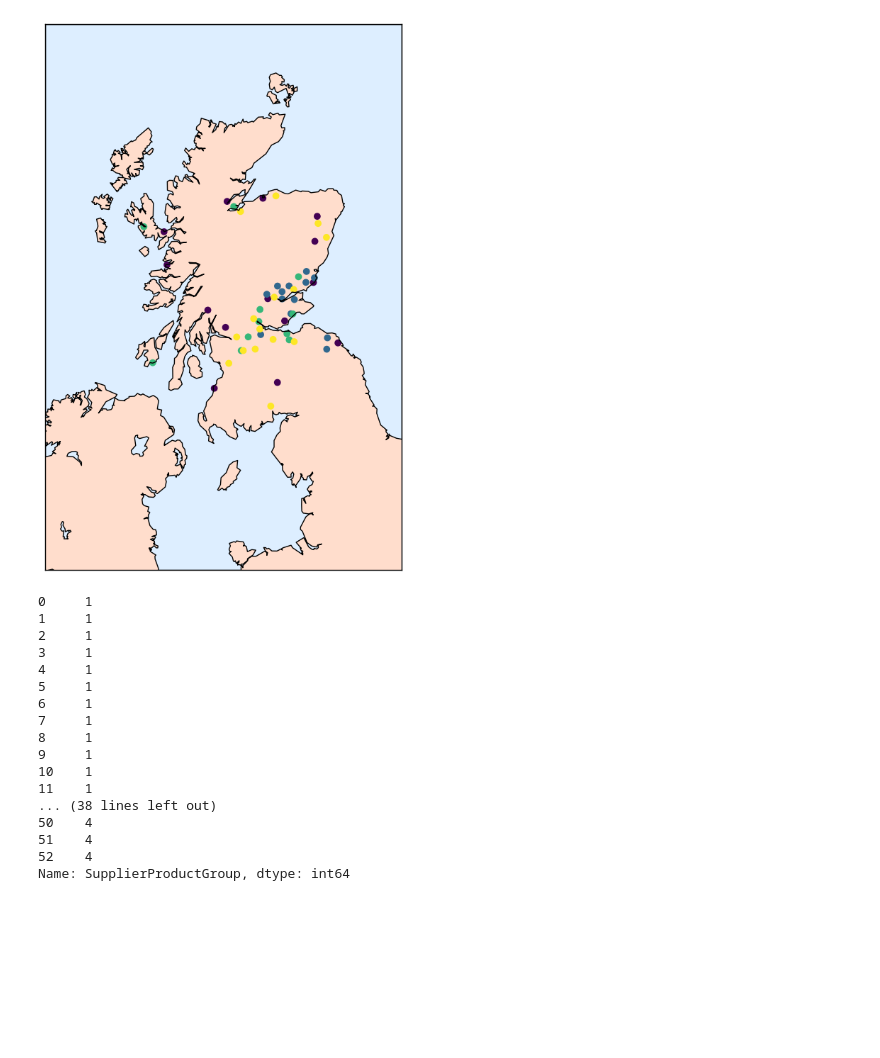
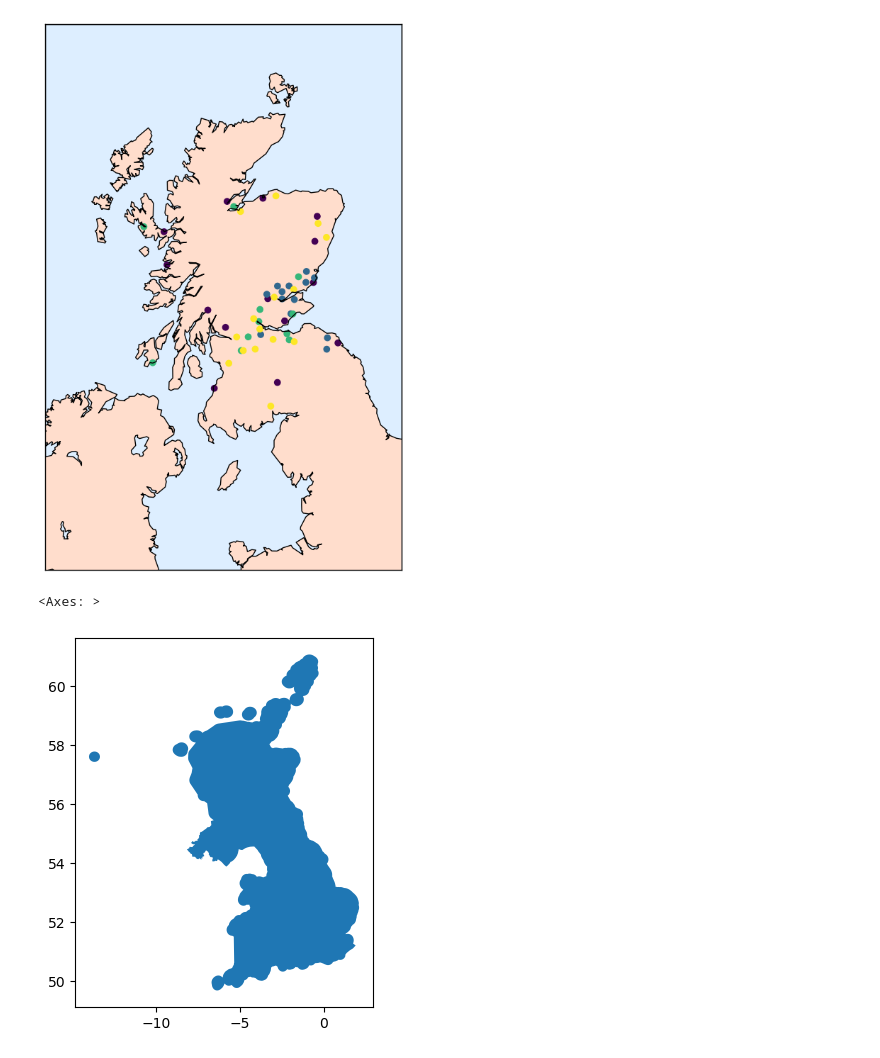
Before and after one commit to nicolastalia/risklog, a Jupyter notebook: assignment_1.ipynb, the cells around one changed output. Drawn from its saved outputs; the diff is of its cells as text; code cells hidden in the pictures; blank space fills up the shorter version.

```diff
--- a/assignment_1.ipynb
+++ b/assignment_1.ipynb
@@ -313,23 +307,15 @@ scatter = m.scatter(df['longitude'], df['latitude'], latlon=True,c=pd.read_csv('
 plt.show()
 # %% [output]
 [figure]
-# %%
-pd.read_csv('SupplierProductGroup.csv')['SupplierProductGroup']
-# %% [output]
-0     1
-1     1
-2     1
-3     1
-4     1
-5     1
-6     1
-7     1
-8     1
-9     1
-10    1
-11    1
-... (38 lines left out)
-50    4
-51    4
-52    4
-Name: SupplierProductGroup, dtype: int64
+# %%
+place_name = "United Kingdom"
+import osmnx as ox
+import geopandas as gpd
+
+# Get place boundary related to the place name as a geodataframe
+area = ox.geocode_to_gdf(place_name)
+area
+area.plot()
+# %% [output]
+<Axes: >
+[figure, added]
```
Also changed, not shown: parts of 35 cells of this notebook.
